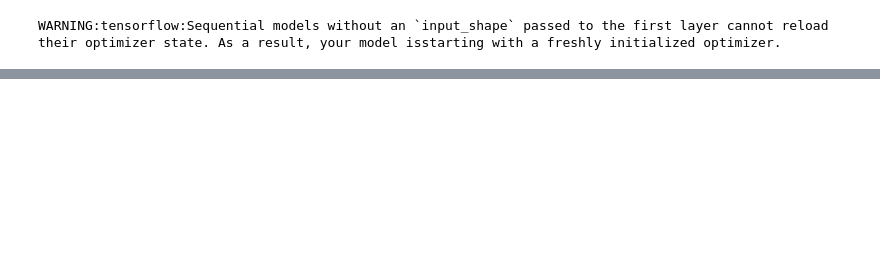
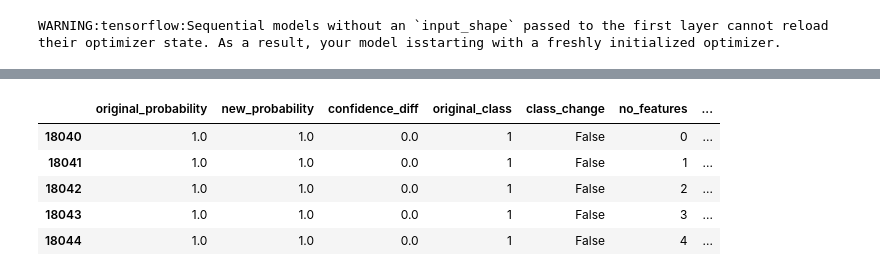
Before and after one commit to dan393/Dissertation, a Jupyter notebook: Code/dissertation/LendingClub/Lending-Club-Analysis.ipynb, the cells around one changed output, grey strips where cells are left out. Drawn from its saved outputs; the diff is of its cells as text; code cells hidden in the pictures; blank space fills up the shorter version.

```diff
--- a/Code/dissertation/LendingClub/Lending-Club-Analysis.ipynb
+++ b/Code/dissertation/LendingClub/Lending-Club-Analysis.ipynb
@@ -102,3 +77,12 @@ res.head()
+# %%
+res[(res['nsamples'] == 'auto') & (res['explainer'] == 'random')].head()
+# %% [output]
+|  | original_probability | new_probability | confidence_diff | original_class | class_change | no_features | ... |
+| 18040 | 1.0 | 1.0 | 0.0 | 1 | False | 0 | ... |
+| 18041 | 1.0 | 1.0 | 0.0 | 1 | False | 1 | ... |
+| 18042 | 1.0 | 1.0 | 0.0 | 1 | False | 2 | ... |
+| 18043 | 1.0 | 1.0 | 0.0 | 1 | False | 3 | ... |
+| 18044 | 1.0 | 1.0 | 0.0 | 1 | False | 4 | ... |
 # %%
 sns.countplot(x="explainer",data=res[(res['nsamples'] == 'auto') ], hue = 'class_change')
 plt.title("Number of rows predicted as the same class vs predicted as opposite class after columns have been neutralized based on the explainer's identified features")
```
Also changed, not shown: parts of 20 cells of this notebook, 2 other files.
